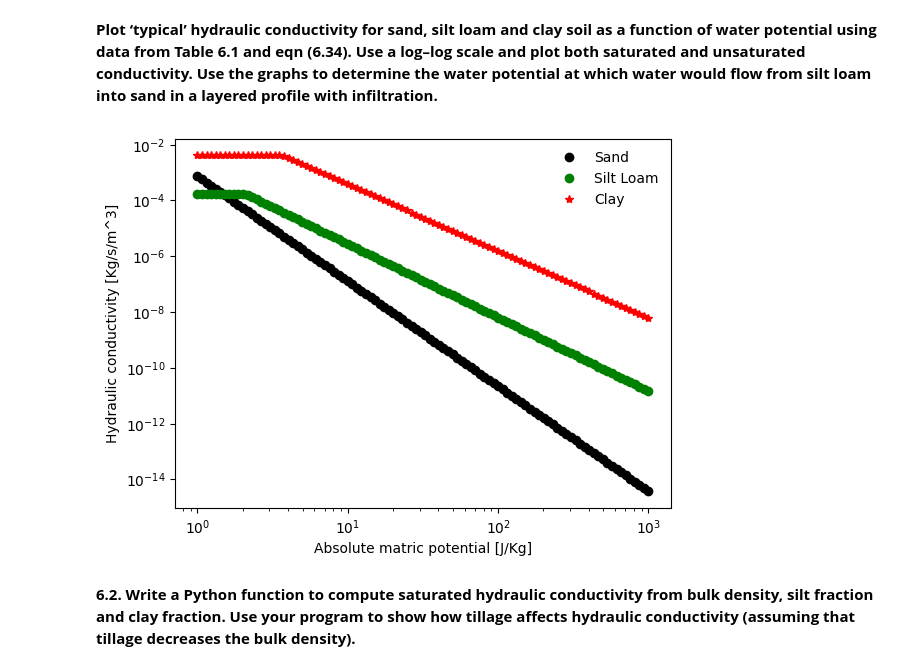
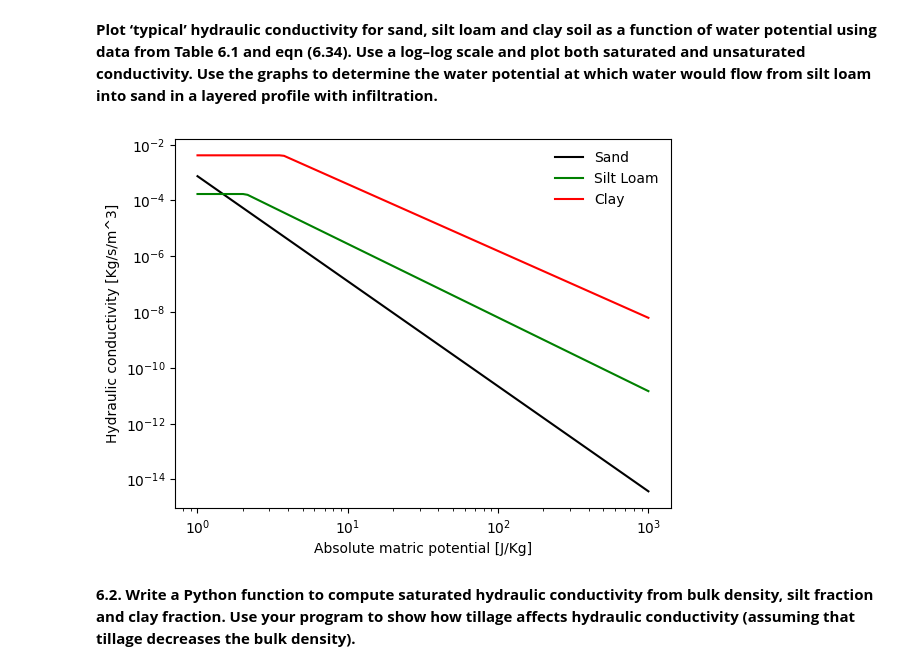
Before and after one commit to soil-physics-okstate/soil-physics-theory, a Jupyter notebook: content/chapter-6/Babita-6.ipynb, the cells around one changed output. Saved outputs shown, nothing was run; the diff lists cells and outputs as text; code cells hidden in the pictures.

```diff
--- a/content/chapter-6/Babita-6.ipynb
+++ b/content/chapter-6/Babita-6.ipynb
@@ -23,37 +44,37 @@ psi_sl=-2.1 #[J kg–1]
 dgsl=10.53 #[μm]
 bsl=4.7
 #For clay soil
 psi_c=-3.7 #[J kg–1]
 dgc=1.55 #[μm]
 bc=7.6
 theta_s=0.5 #assume for all texture
 
 Ks_sand = 0.07*(theta_s*(1-(-psi_s/33)**(1/bs)))**4 #Eq. 6.34, cm/s
 psi = np.logspace(0, 3, 100)
 Ksand = np.piecewise(-psi, [-psi< psi_s, -psi >= psi_s], [lambda x: Ks_sand*(psi_s/x)**(2+3/bs), Ks_sand])
 
 Ks_siltloam = 0.07*(theta_s*(1-(-psi_sl/33)**(1/bsl)))**4
 psi = np.logspace(0, 3, 100)
 Ksiltloam = np.piecewise(-psi, [-psi< psi_sl, -psi >= psi_sl], [lambda x: Ks_siltloam*(psi_sl/x)**(2+3/bsl), Ks_siltloam])
 
 Ks_clay = 0.07 * (theta_s*(1 - (-psi_c/33)**1/bc))**4
 psi = np.logspace(0, 3, 100)
 Kclay = np.piecewise(-psi, [-psi< psi_c, -psi >= psi_c], [lambda x: Ks_clay*(psi_c/x)**(2+3/bc), Ks_clay])
 
 #print(Ks_sand)
 #print(Ks_siltloam)
 #print(Ks_clay)
 import matplotlib.pyplot as plt
-plt.loglog(psi,Ksand, "ko")
-plt.loglog(psi,Ksiltloam, "go")
-plt.loglog(psi,Kclay, "r*")
+plt.loglog(psi,Ksand, "k")
+plt.loglog(psi,Ksiltloam, "g")
+plt.loglog(psi,Kclay, "r")
 plt.xlabel("Absolute matric potential [J/Kg]")
 plt.ylabel("Hydraulic conductivity [Kg/s/m^3]")
 plt.legend(['Sand', 'Silt Loam', 'Clay'], frameon=False)
 plt.legend
 plt.show()
 # %% [output]
-[figure, old version]
+[figure, new version]
 # %% [markdown]
 **6.2. Write a Python function to compute saturated hydraulic conductivity from bulk density, silt fraction and clay fraction. Use your program to show how tillage affects hydraulic conductivity (assuming that tillage decreases the bulk density).**
 # %%
```
Also changed, not shown: parts of 1 cell of this notebook.
